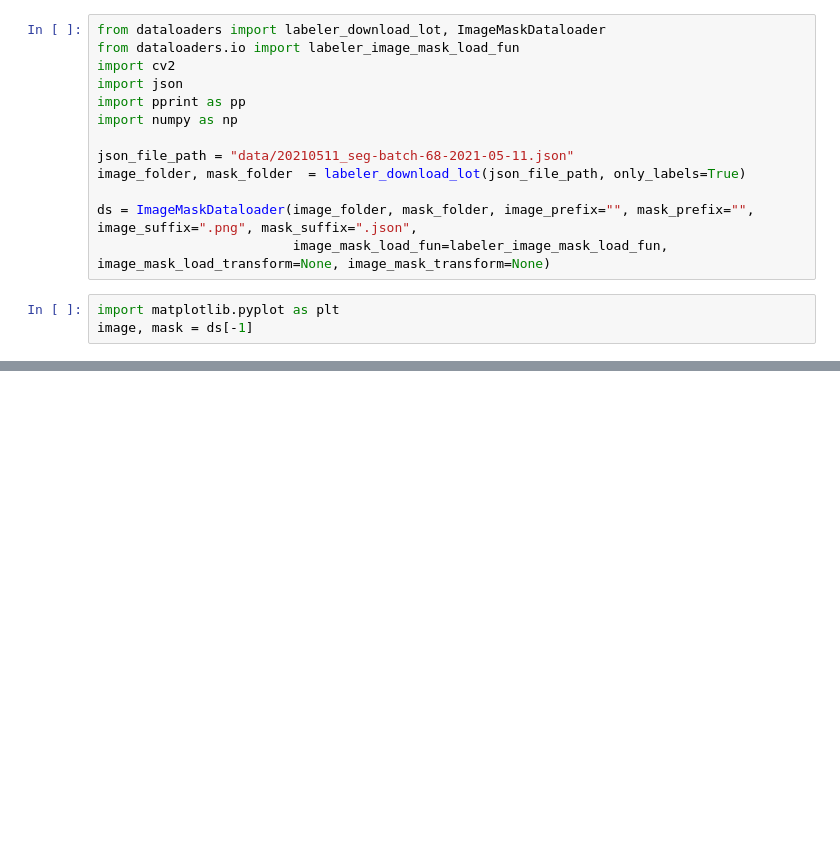
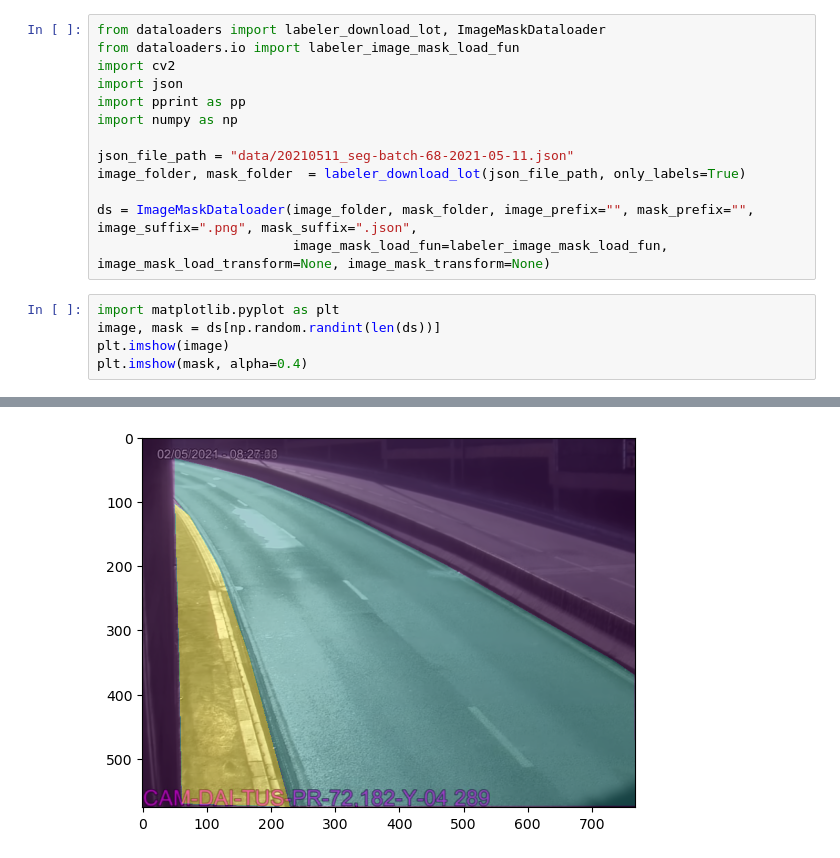
Before and after one commit to Mona-Cyclope/SegmentationTrainingPipeline, a Jupyter notebook: train_segmentation.ipynb, the cells around one changed output, grey strips where cells are left out. Cells and saved outputs as stored; diff of their text form; blank space fills up the shorter version.

```diff
--- a/train_segmentation.ipynb
+++ b/train_segmentation.ipynb
@@ -13,5 +13,7 @@ ds = ImageMaskDataloader(image_folder, mask_folder, image_prefix="", mask_prefix
                          image_mask_load_fun=labeler_image_mask_load_fun, image_mask_load_transform=None, image_mask_transform=None)
 # %%
 import matplotlib.pyplot as plt
-image, mask = ds[-1]
+image, mask = ds[np.random.randint(len(ds))]
+plt.imshow(image)
+plt.imshow(mask, alpha=0.4)
 # %% [output]
@@ -24,0 +21 @@ dataloaders 2022-11-27:21:52:26,724 DEBUG    [font_manager.py:1439] Using fontMa
+[figure, added]
```
Also changed, not shown: parts of 2 cells of this notebook, 4 other files.
